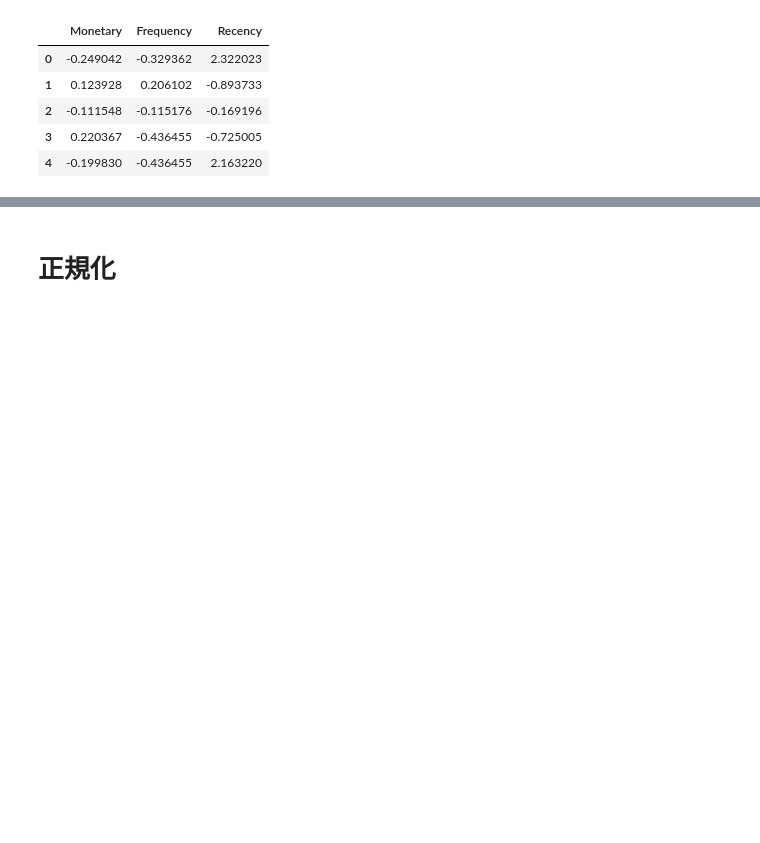
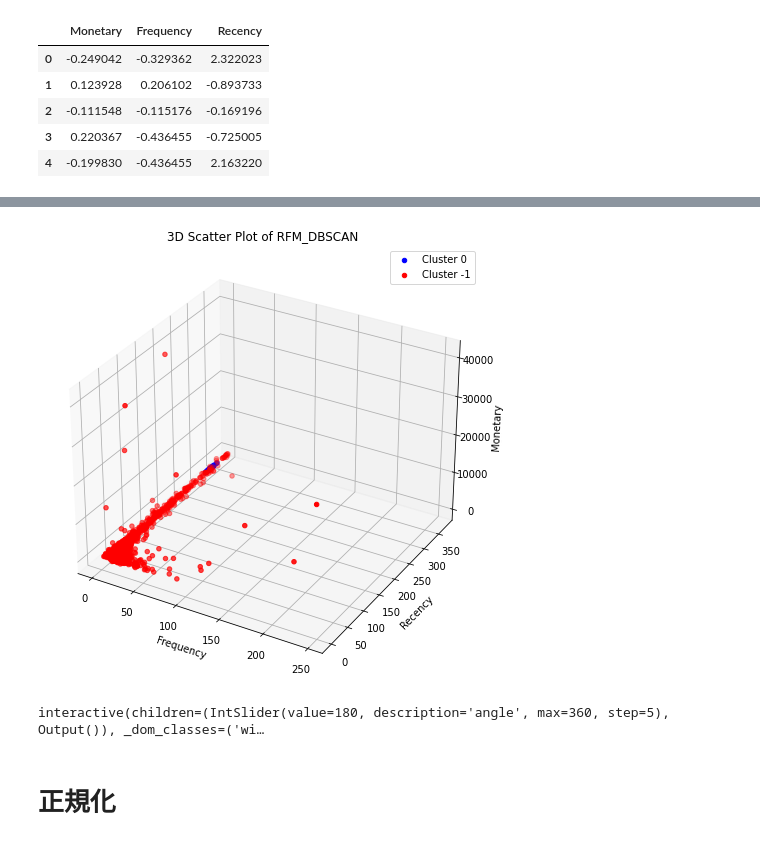
Before and after one commit to andykuo0956/nccu-data-mining-2023, a Jupyter notebook: hw2_clustering/RFM+DBSCAN analysis_1201.ipynb, the cells around one changed output, grey strips where cells are left out. Saved outputs shown, nothing was run; the diff lists cells and outputs as text; code cells hidden in the pictures; blank space fills up the shorter version.

```diff
--- a/hw2_clustering/RFM+DBSCAN analysis_1201.ipynb
+++ b/hw2_clustering/RFM+DBSCAN analysis_1201.ipynb
@@ -353,3 +409,45 @@ Name: Cluster_Id, dtype: int64
+# %%
+import matplotlib.pyplot as plt
+from mpl_toolkits.mplot3d import Axes3D
+from ipywidgets import interact
+
+# 创建一个3D图形
+fig = plt.figure(figsize=(10, 8))
+ax = fig.add_subplot(111, projection='3d')
+
+# 绘制三维散点图，其中x、y、z分别代表三个特征
+x = rfm['Frequency']
+y = rfm['Recency']
+z = rfm['Monetary']
+c = rfm['Cluster_Id']  # 使用颜色表示簇
+
+# 绘制散点图，分别绘制两个簇的数据
+scatter_cluster_0 = ax.scatter(x[c == 0], y[c == 0], z[c == 0], c='blue', marker='o', label='Cluster 0')
+scatter_cluster_minus_1 = ax.scatter(x[c == -1], y[c == -1], z[c == -1], c='red', marker='o', label='Cluster -1')
+
+# 添加轴标签
+ax.set_xlabel('Frequency')
+ax.set_ylabel('Recency')
+ax.set_zlabel('Monetary')
+
+# 添加标题
+ax.set_title('3D Scatter Plot of RFM_DBSCAN')
+
+# 添加图例
+ax.legend()
+
+# 定义一个函数来旋转视角
+def rotate_plot(angle):
+    ax.view_init(elev=20, azim=angle)
+
+# 创建互动控制，可以用来旋转图表
+interact(rotate_plot, angle=(0, 360, 5))
+
+# 显示图形
+plt.show()
+# %% [output]
+[figure, added]
+interactive(children=(IntSlider(value=180, description='angle', max=360, step=5), Output()), _dom_classes=('wi…
 # %% [markdown]
 # 正規化
 # %%
```
Also changed, not shown: parts of 7 cells of this notebook, 1 other file.
